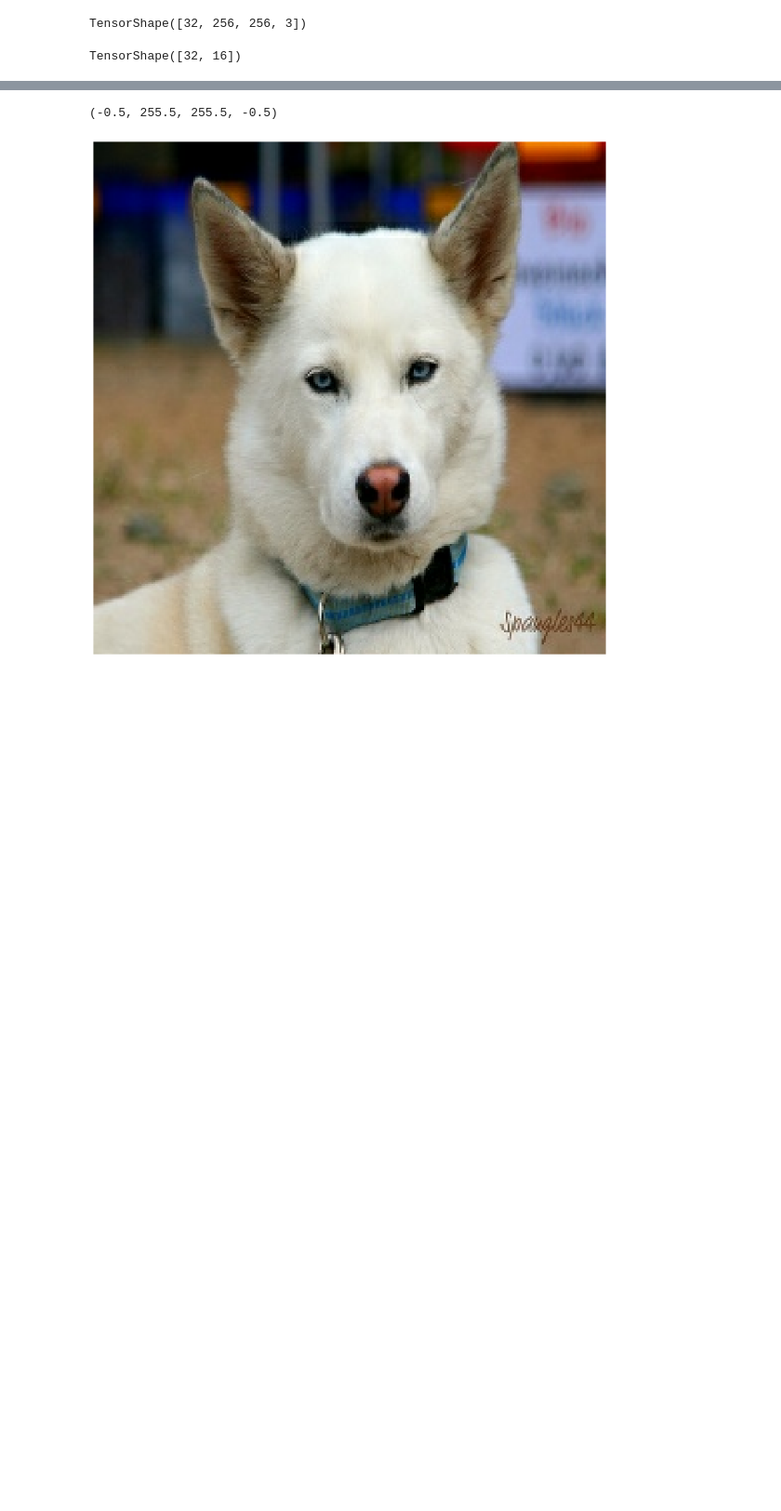
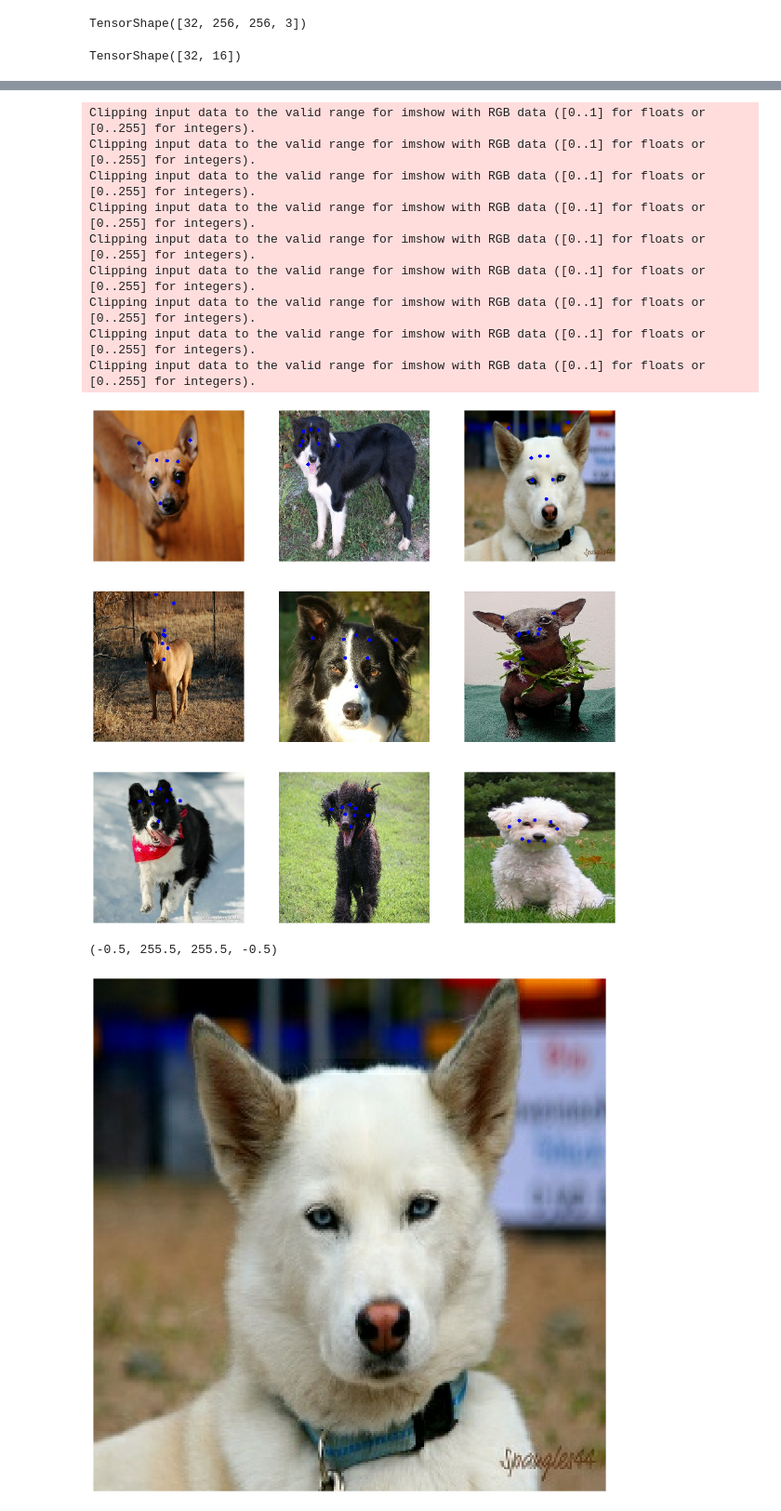
Before and after one commit to kwjinwoo/Dog_face_landmark_detection, a Jupyter notebook: landmark_detector/inference.ipynb, the cells around one changed output, grey strips where cells are left out. Shown at 93% size. Cells and saved outputs as stored; diff of their text form; code cells hidden in the pictures; blank space fills up the shorter version.

Commit message:
Add infer Result

```diff
--- a/landmark_detector/inference.ipynb
+++ b/landmark_detector/inference.ipynb
@@ -28,5 +24,6 @@ len(list(test_ds))
 # %%
-en = resnet_V2.ResNetEncoder()
+ae = resnet_V2.ResNetAE()
+en = ae.encoder
 resnet = keras.models.Sequential()
 resnet.add(keras.layers.Input(shape=(256, 256, 3)))
 resnet.add(en)
@@ -55,7 +60,27 @@ import cv2
 # %%
-test_image = sample[2].numpy()
-test_infer = infer[2] * 256.
-test_infer = test_infer.numpy().reshape(-1, 2)
+plt.figure(figsize=(16, 16))
+for i in range(9):
+    image = sample[i].numpy()
+    labels = infer[i].numpy().reshape(-1, 2)
+
+    for l in labels:
+        center = [int(l[0]), int(l[1])]
+        cv2.circle(image, center=tuple(center), radius=3, color=(0,0,255), thickness=-1, lineType=cv2.LINE_AA)
+    ax = plt.subplot(3, 3, i + 1)
+    plt.imshow(image)
+    plt.axis('off')
+plt.savefig('./train_result/simple_regression_infer.png')
+# %% [output]
+Clipping input data to the valid range for imshow with RGB data ([0..1] for floats or [0..255] for integers).
+Clipping input data to the valid range for imshow with RGB data ([0..1] for floats or [0..255] for integers).
+Clipping input data to the valid range for imshow with RGB data ([0..1] for floats or [0..255] for integers).
+Clipping input data to the valid range for imshow with RGB data ([0..1] for floats or [0..255] for integers).
+Clipping input data to the valid range for imshow with RGB data ([0..1] for floats or [0..255] for integers).
+Clipping input data to the valid range for imshow with RGB data ([0..1] for floats or [0..255] for integers).
+Clipping input data to the valid range for imshow with RGB data ([0..1] for floats or [0..255] for integers).
+Clipping input data to the valid range for imshow with RGB data ([0..1] for floats or [0..255] for integers).
+Clipping input data to the valid range for imshow with RGB data ([0..1] for floats or [0..255] for integers).
+[figure, added]
 # %%
 plt.figure(figsize=(16, 16))
 plt.imshow(test_image)
```
Also changed, not shown: parts of 2 cells of this notebook, 1 other file.
